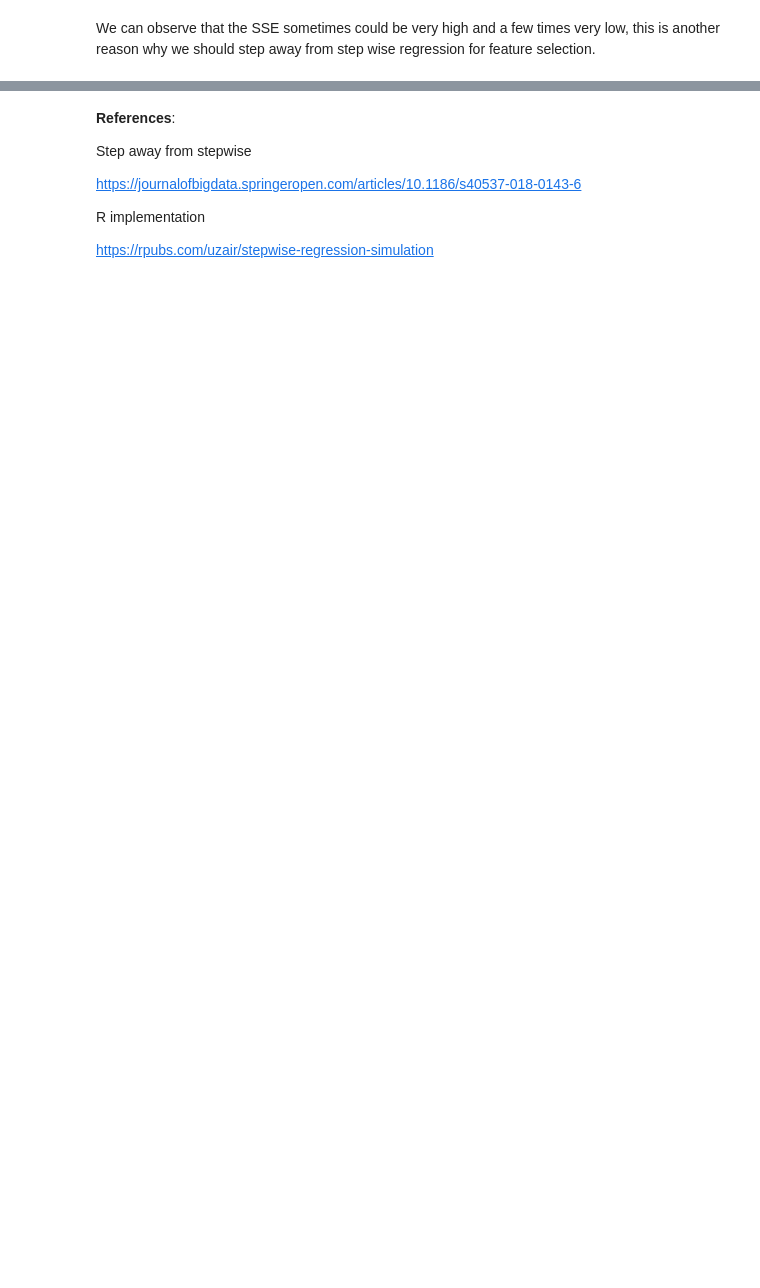
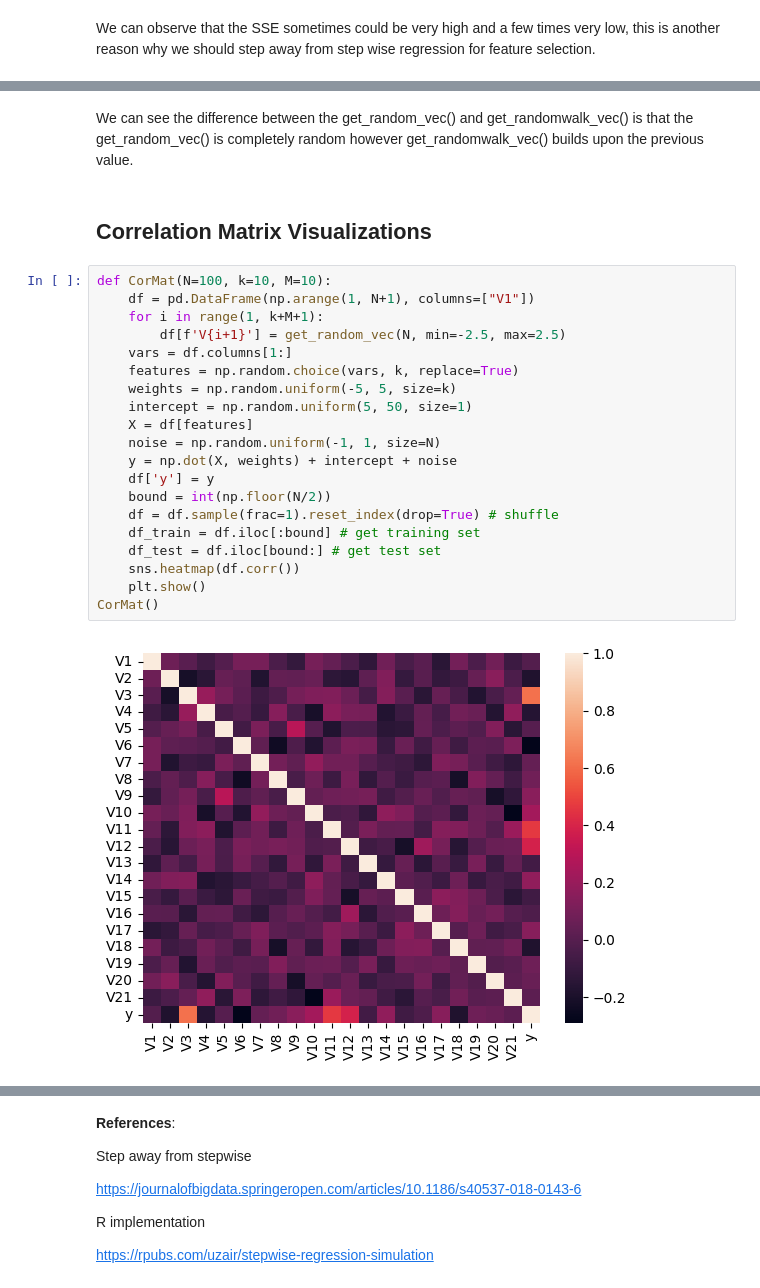
Before and after one commit to ROCCYK/MachineLearning-Regression, a Jupyter notebook: Final Project/Rhichard_Koh_Machine_Learning_Regression_Final_Project.ipynb, the cells around one changed output, grey strips where cells are left out. Drawn from its saved outputs; the diff is of its cells as text; blank space fills up the shorter version.

```diff
--- a/Final Project/Rhichard_Koh_Machine_Learning_Regression_Final_Project.ipynb
+++ b/Final Project/Rhichard_Koh_Machine_Learning_Regression_Final_Project.ipynb
@@ -74,0 +91,26 @@ We can observe that the SSE sometimes could be very high and a few times very lo
+# %% [markdown]
+We can see the difference between the get_random_vec() and get_randomwalk_vec() is that the get_random_vec() is completely random however get_randomwalk_vec() builds upon the previous value.
+# %% [markdown]
+## Correlation Matrix Visualizations
+# %%
+def CorMat(N=100, k=10, M=10):
+    df = pd.DataFrame(np.arange(1, N+1), columns=["V1"])
+    for i in range(1, k+M+1):
+        df[f'V{i+1}'] = get_random_vec(N, min=-2.5, max=2.5)
+    vars = df.columns[1:]
+    features = np.random.choice(vars, k, replace=True)
+    weights = np.random.uniform(-5, 5, size=k)
+    intercept = np.random.uniform(5, 50, size=1)
+    X = df[features]
+    noise = np.random.uniform(-1, 1, size=N)
+    y = np.dot(X, weights) + intercept + noise
+    df['y'] = y
+    bound = int(np.floor(N/2))
+    df = df.sample(frac=1).reset_index(drop=True) # shuffle
+    df_train = df.iloc[:bound] # get training set
+    df_test = df.iloc[bound:] # get test set
+    sns.heatmap(df.corr())
+    plt.show()
+CorMat()
+# %% [output]
+[figure, added]
```
Also changed, not shown: parts of 12 cells of this notebook.
